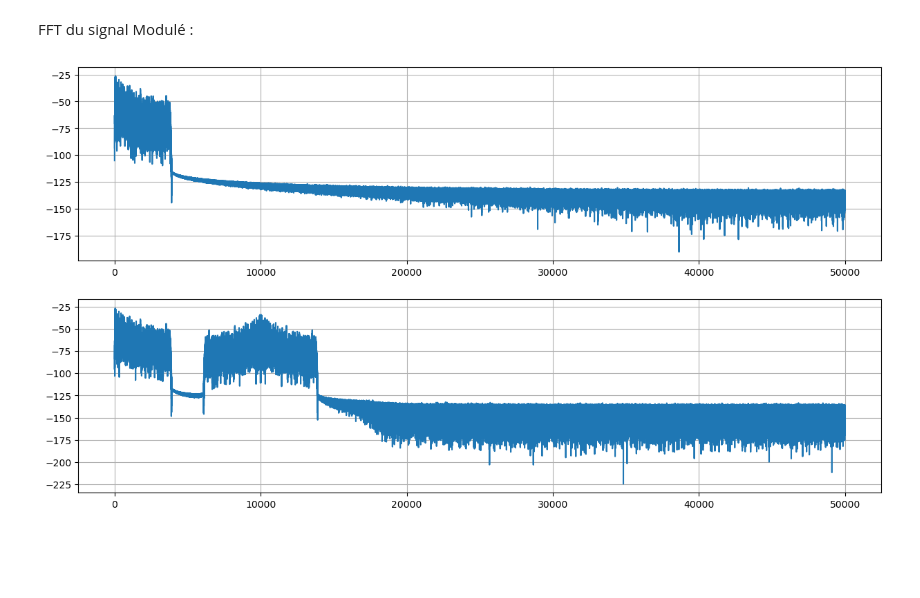
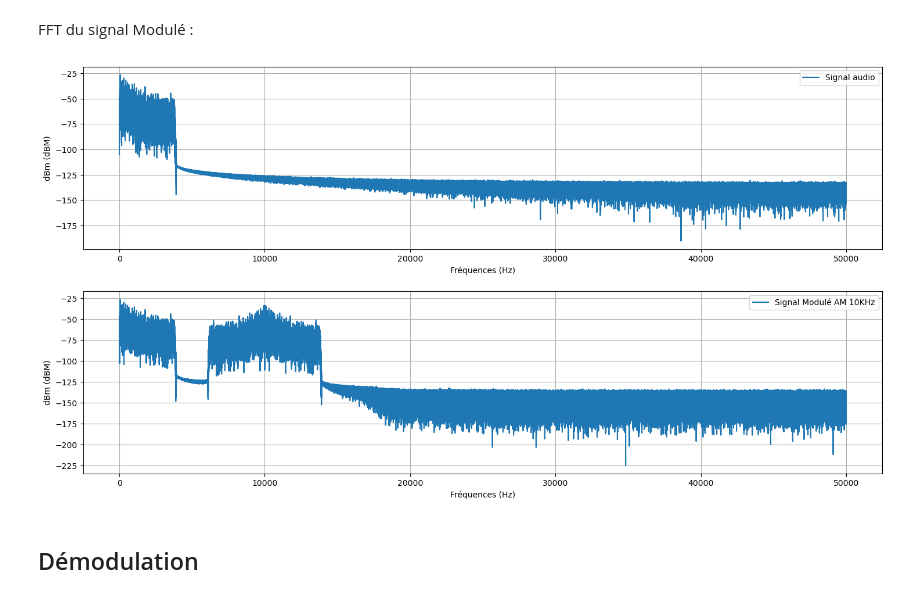
Before and after one commit to NergYR/SA202, a Jupyter notebook: main.ipynb, the cells around one changed output. Saved outputs shown, nothing was run; the diff lists cells and outputs as text; code cells hidden in the pictures; blank space fills up the shorter version.

Commit message:
fft Démodulation

```diff
--- a/main.ipynb
+++ b/main.ipynb
@@ -170,31 +170,42 @@ FFT du signal Modulé :
 # %%
 N = len(modulated_signal)
 tfft_modul = N*samplerate
 
 # FFT Billatérale
 fft_modul = (1/N)*(np.fft.fft(modulated_signal))
 
 # Calcul de la FFT Monolatérale
 fft_mono_modul = np.concatenate((fft_modul[0:1], 2*fft_modul[1:int(N/2)]))
 # On calcul la valeur absolue de fft_mono pour obtenir la fft monolatérale
 fft_mono_abs_modul = np.abs(fft_mono_modul)
 
 
 # Calcul de la Densité spectrale en Volt efficace sur RBW
 fft_mono_eff_modul = fft_mono_abs_modul/np.sqrt(2)
 
 # Calcul de la Densité spectrale en dBm sur RBW
 fft_mono_dbm_modul = 10*np.log10(np.square(fft_mono_eff_modul)/50*1000)
 
 # Calcul de la plage de fréquence pour la FFT
 f_modulated_signal = np.arange(0, samplerate/2, samplerate/N)
 
 fig, ax = plt.subplots(2, 1, figsize=(15, 8))
 
-ax[0].plot(f_tranche, fft_mono_dbm)
+ax[0].plot(f_tranche, fft_mono_dbm, label="Signal audio")
+#ax[0].semilogx(f_tranche, fft_mono_dbm, linewidth = 2)
+ax[0].set_xlabel("Fréquences (Hz)")
+ax[0].set_ylabel("dBm (dBM)")
+ax[0].legend(loc="upper right")
 ax[0].grid(True)
 
-ax[1].plot(f_modulated_signal, fft_mono_dbm_modul)
+ax[1].plot(f_modulated_signal, fft_mono_dbm_modul, label="Signal Modulé AM 10KHz")
+ax[1].set_xlabel("Fréquences (Hz)")
+ax[1].set_ylabel("dBm (dBM)")
+ax[1].legend(loc="upper right")
 ax[1].grid(True)
+
+
+fig.tight_layout(pad=2.0)
+plt.show()
 # %% [output]
-[figure, old version]
+[figure, new version]
@@ -206,0 +212,2 @@ print()
+# %% [markdown]
+## Démodulation
```
Also changed, not shown: parts of 2 cells of this notebook.
